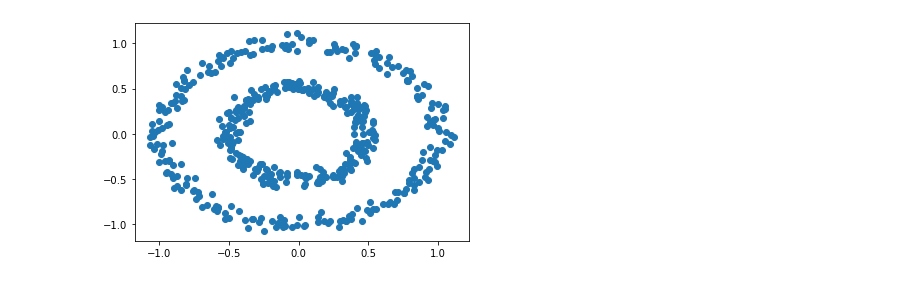
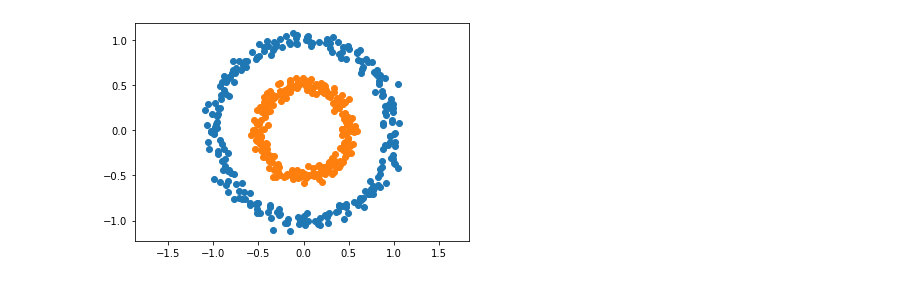
Before and after one commit to Isaac-Guillen/NNPython, a Jupyter notebook: NNPython.ipynb, the cells around one changed output. Saved outputs shown, nothing was run; the diff lists cells and outputs as text; code cells hidden in the pictures.

```diff
--- a/NNPython.ipynb
+++ b/NNPython.ipynb
@@ -16,7 +16,9 @@ p = 2
 
 X, Y = make_circles(n_samples = n, factor = 0.5, noise = 0.05)
 # %%
-plt.scatter(X[:,0], X[:,1])
+plt.scatter(X[Y == 0, 0], X[Y== 0, 1])
+plt.scatter(X[Y == 1, 0], X[Y== 1, 1])
+plt.axis("equal")
 plt.show()
 # %% [output]
-[figure, old version]
+[figure, new version]
```
